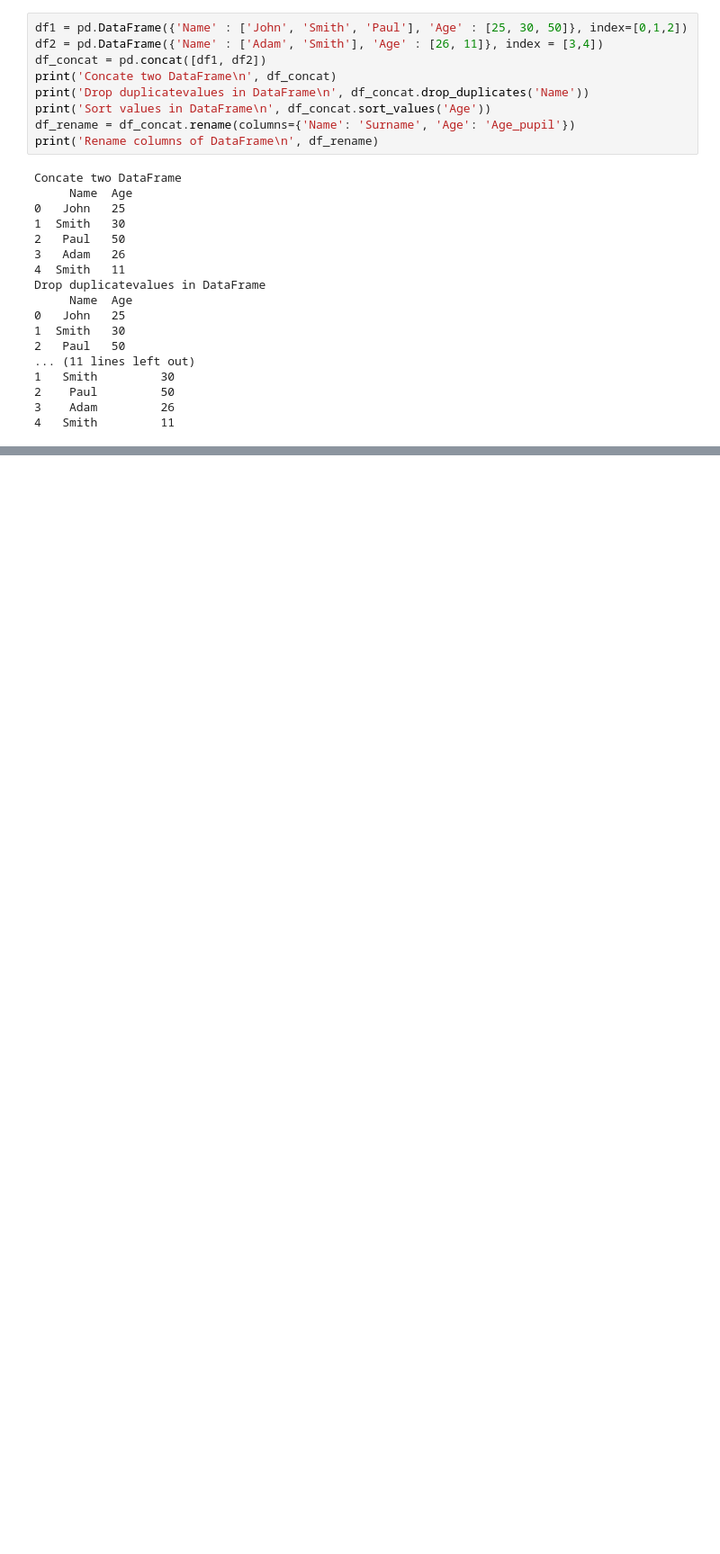
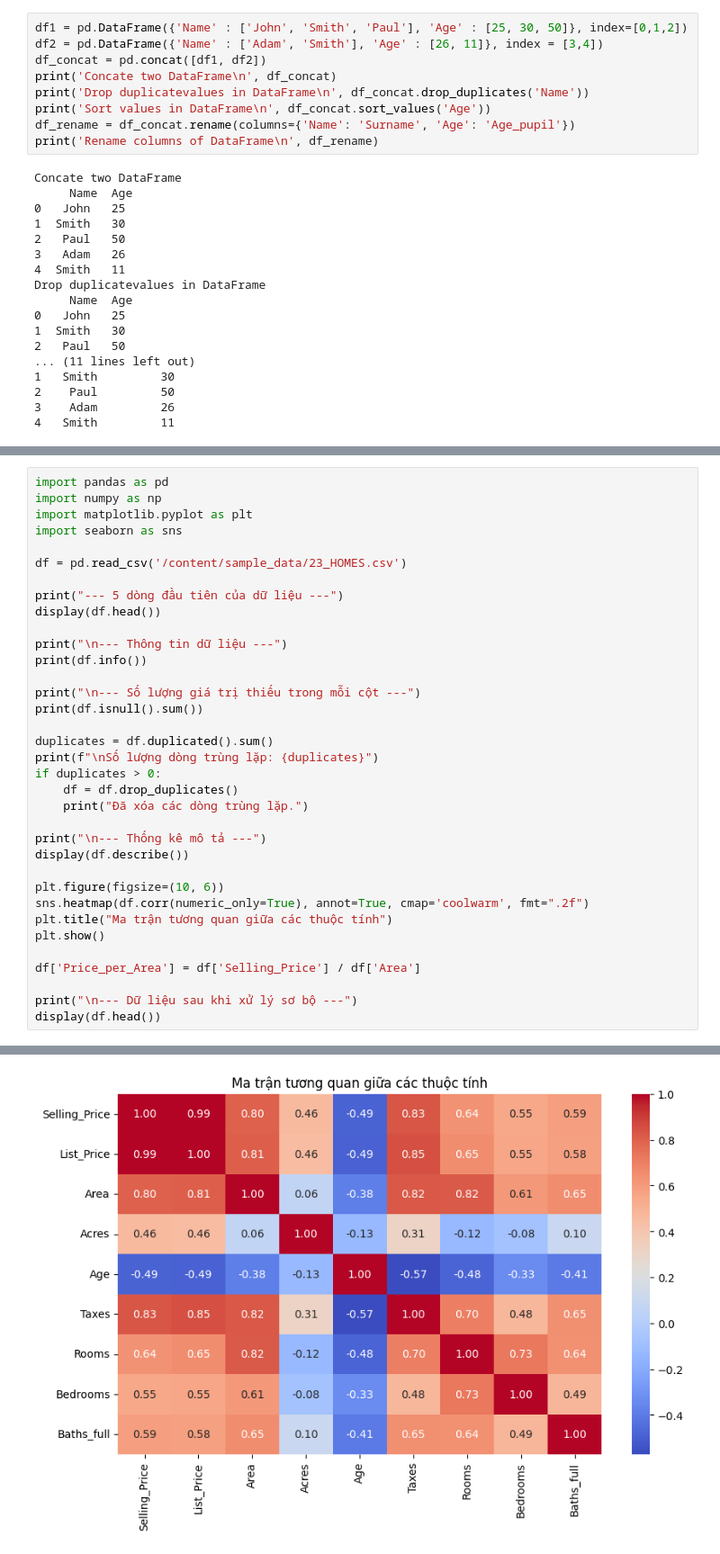
Before and after one commit to nguyenthaibaok5bt-png/THDeepLearning1, a Jupyter notebook: THDeepLearningB1.ipynb, the cells around one changed output, grey strips where cells are left out. Shown at 90% size. Cells and saved outputs as stored; diff of their text form; blank space fills up the shorter version.

```diff
--- a/THDeepLearningB1.ipynb
+++ b/THDeepLearningB1.ipynb
@@ -356,0 +415,36 @@ Drop duplicatevalues in DataFrame
+# %%
+import pandas as pd
+import numpy as np
+import matplotlib.pyplot as plt
+import seaborn as sns
+
+df = pd.read_csv('/content/sample_data/23_HOMES.csv')
+
+print("--- 5 dòng đầu tiên của dữ liệu ---")
+display(df.head())
+
+print("\n--- Thông tin dữ liệu ---")
+print(df.info())
+
+print("\n--- Số lượng giá trị thiếu trong mỗi cột ---")
+print(df.isnull().sum())
+
+duplicates = df.duplicated().sum()
+print(f"\nSố lượng dòng trùng lặp: {duplicates}")
+if duplicates > 0:
+    df = df.drop_duplicates()
+    print("Đã xóa các dòng trùng lặp.")
+
+print("\n--- Thống kê mô tả ---")
+display(df.describe())
+
+plt.figure(figsize=(10, 6))
+sns.heatmap(df.corr(numeric_only=True), annot=True, cmap='coolwarm', fmt=".2f")
+plt.title("Ma trận tương quan giữa các thuộc tính")
+plt.show()
+
+df['Price_per_Area'] = df['Selling_Price'] / df['Area']
+
+print("\n--- Dữ liệu sau khi xử lý sơ bộ ---")
+display(df.head())
+# %% [output]
@@ -356,0 +484 @@ Drop duplicatevalues in DataFrame
+[figure, added]
```
Also changed, not shown: parts of 3 cells of this notebook.
